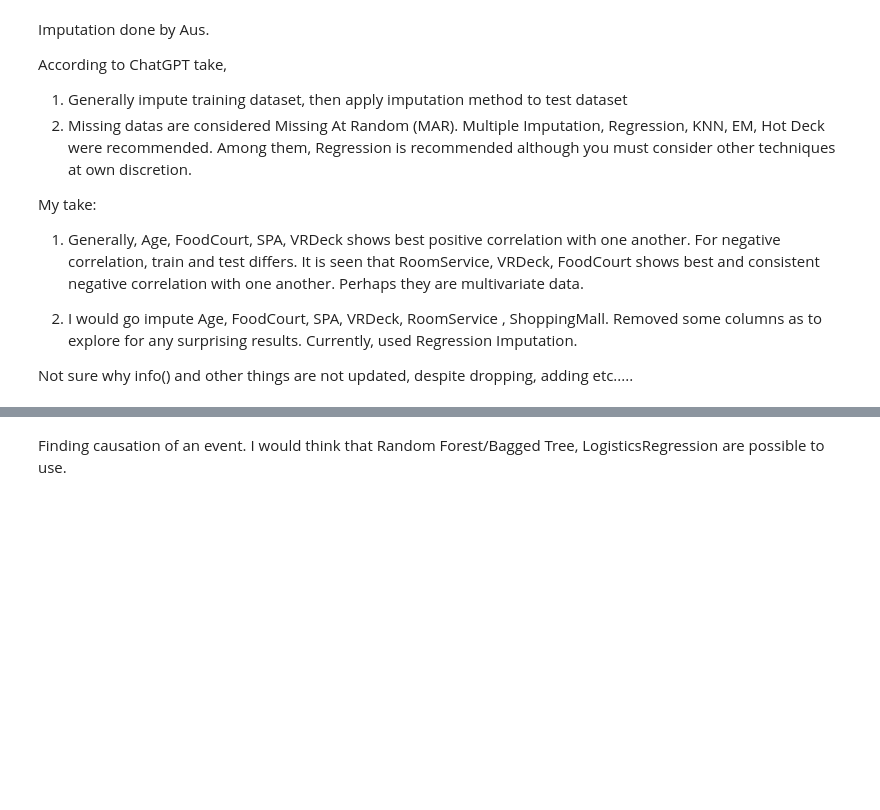
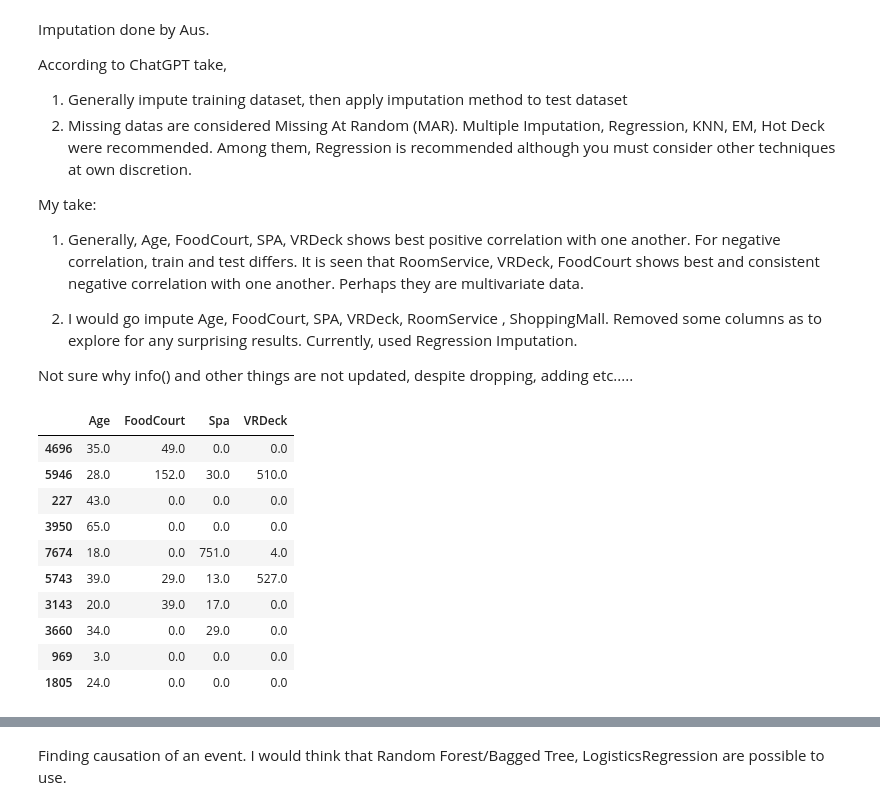
Before and after one commit to lseeker5/Spaceship-Titanic, a Jupyter notebook: spaceship-titanic-v1.ipynb, the cells around one changed output, grey strips where cells are left out. Cells and saved outputs as stored; diff of their text form; code cells hidden in the pictures; blank space fills up the shorter version.

```diff
--- a/spaceship-titanic-v1.ipynb
+++ b/spaceship-titanic-v1.ipynb
@@ -195,6 +375,18 @@ Currently, used Regression Imputation.
 
 Not sure why info() and other things are not updated, despite dropping, adding etc.....
 # %%
-X.sort_values(by=['Age'], ascending = True)
-X[['Age', 'FoodCourt','Spa','VRDeck']].head(10)
+X_train.sort_values(by=['Age'], ascending = True)
+X_train[['Age', 'FoodCourt','Spa','VRDeck']].head(10)
+# %% [output]
+|  | Age | FoodCourt | Spa | VRDeck |
+| 4696 | 35.0 | 49.0 | 0.0 | 0.0 |
+| 5946 | 28.0 | 152.0 | 30.0 | 510.0 |
+| 227 | 43.0 | 0.0 | 0.0 | 0.0 |
+| 3950 | 65.0 | 0.0 | 0.0 | 0.0 |
+| 7674 | 18.0 | 0.0 | 751.0 | 4.0 |
+| 5743 | 39.0 | 29.0 | 13.0 | 527.0 |
+| 3143 | 20.0 | 39.0 | 17.0 | 0.0 |
+| 3660 | 34.0 | 0.0 | 29.0 | 0.0 |
+| 969 | 3.0 | 0.0 | 0.0 | 0.0 |
+| 1805 | 24.0 | 0.0 | 0.0 | 0.0 |
 # %%
```
Also changed, not shown: parts of 26 cells of this notebook.
